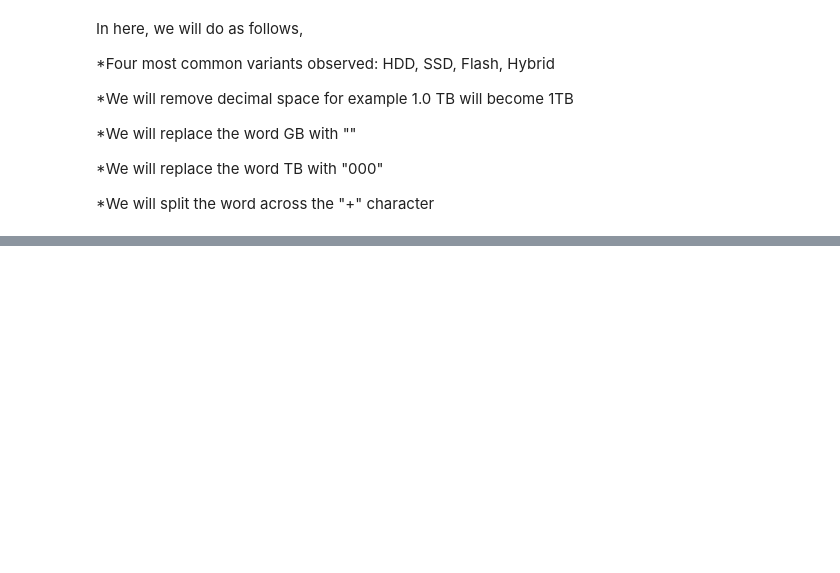
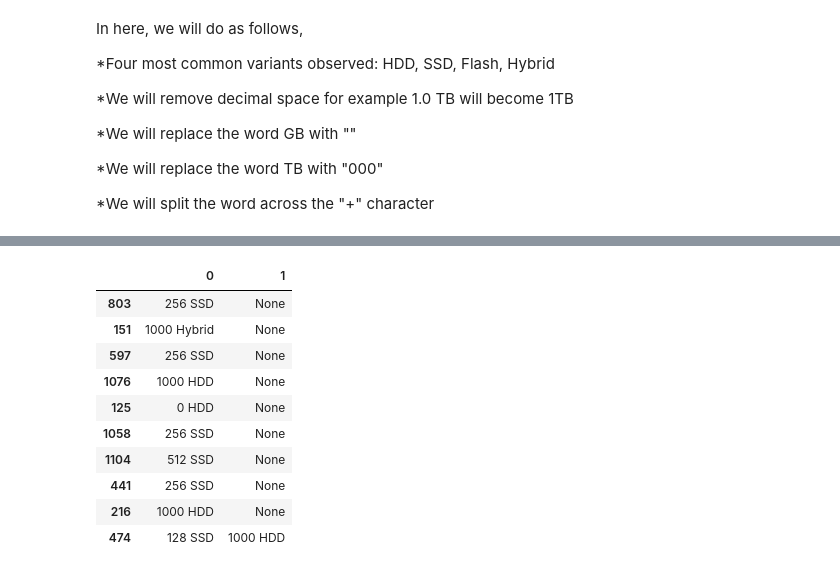
Before and after one commit to Kaibalya27/Laptop-price-predictor, a Jupyter notebook: Laptop_price_prediction.ipynb, the cells around one changed output, grey strips where cells are left out. Cells and saved outputs as stored; diff of their text form; code cells hidden in the pictures; blank space fills up the shorter version.

```diff
--- a/Laptop_price_prediction.ipynb
+++ b/Laptop_price_prediction.ipynb
@@ -537,18 +537,3 @@ In here, we will do as follows,
 df['Memory'] = df['Memory'].astype(str).replace('.0', '', regex=True)
 df["Memory"] = df["Memory"].str.replace('GB', '')
 df["Memory"] = df["Memory"].str.replace('TB', '000')
-new = df["Memory"].str.split("+", n = 1, expand = True)
-df["first"]= new[0]
-df["first"]=df["first"].str.strip()
-df["second"]= new[1]
-df["Layer1HDD"] = df["first"].apply(lambda x: 1 if "HDD" in x else 0)
-df["Layer1SSD"] = df["first"].apply(lambda x: 1 if "SSD" in x else 0)
-df["Layer1Hybrid"] = df["first"].apply(lambda x: 1 if "Hybrid" in x else 0)
-df["Layer1Flash_Storage"] = df["first"].apply(lambda x: 1 if "Flash Storage" in x else 0)
-df['first'] = df['first'].str.replace(r'D', '')
-df["second"].fillna("0", inplace = True)
-df["Layer2HDD"] = df["second"].apply(lambda x: 1 if "HDD" in x else 0)
-df["Layer2SSD"] = df["second"].apply(lambda x: 1 if "SSD" in x else 0)
-df["Layer2Hybrid"] = df["second"].apply(lambda x: 1 if "Hybrid" in x else 0)
-df["Layer2Flash_Storage"] = df["second"].apply(lambda x: 1 if "Flash Storage" in x else 0)
-df['second'] = df['second'].str.replace(r'D', '')
@@ -554,0 +554,15 @@ df['second'] = df['second'].str.replace(r'D', '')
+# %%
+new = df["Memory"].str.split("+", expand = True)
+new.sample(10)
+# %% [output]
+|  | 0 | 1 |
+| 803 | 256 SSD | None |
+| 151 | 1000 Hybrid | None |
+| 597 | 256 SSD | None |
+| 1076 | 1000 HDD | None |
+| 125 | 0 HDD | None |
+| 1058 | 256 SSD | None |
+| 1104 | 512 SSD | None |
+| 441 | 256 SSD | None |
+| 216 | 1000 HDD | None |
+| 474 | 128 SSD | 1000 HDD |
```
Also changed, not shown: parts of 30 cells of this notebook.
